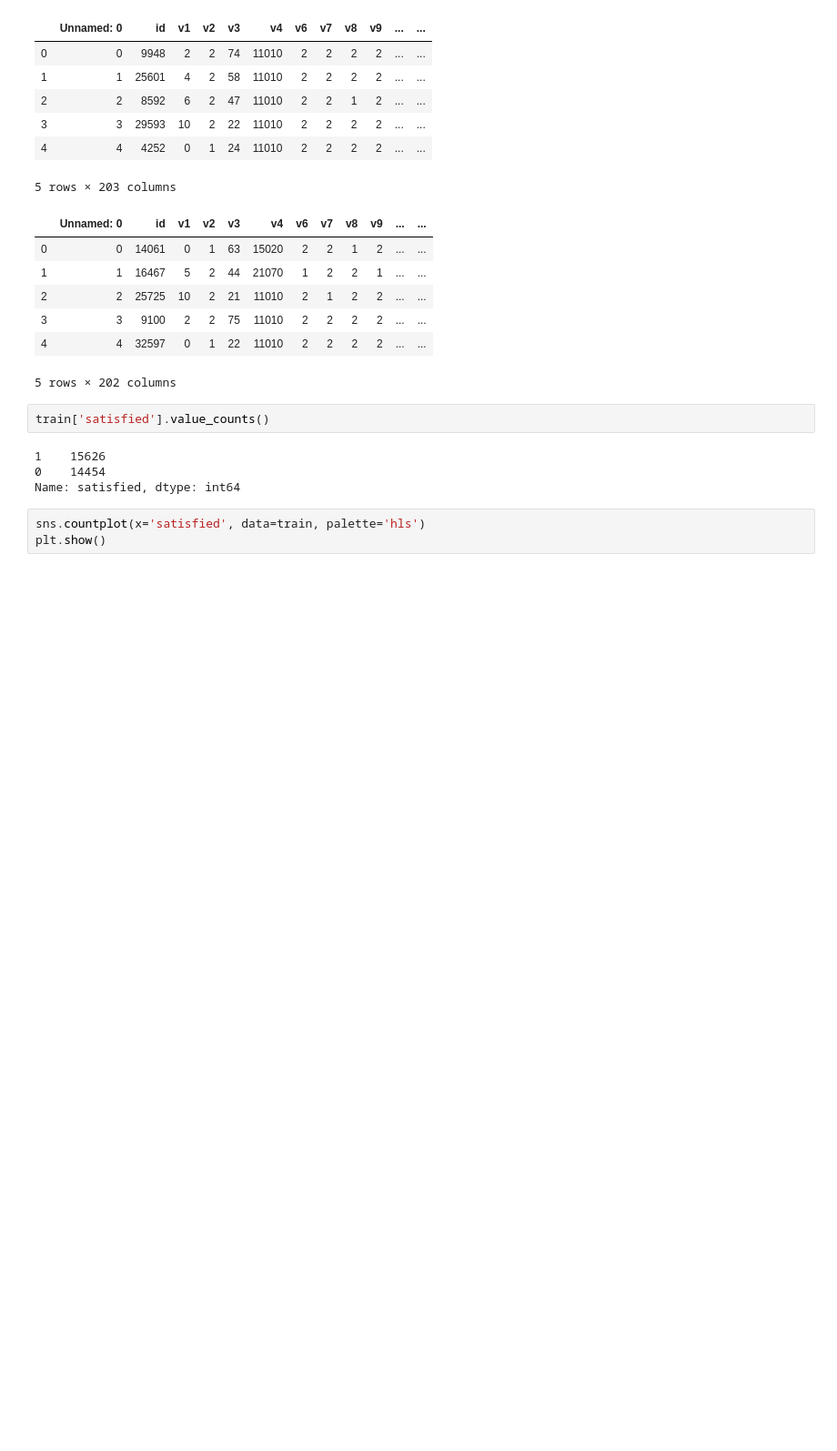
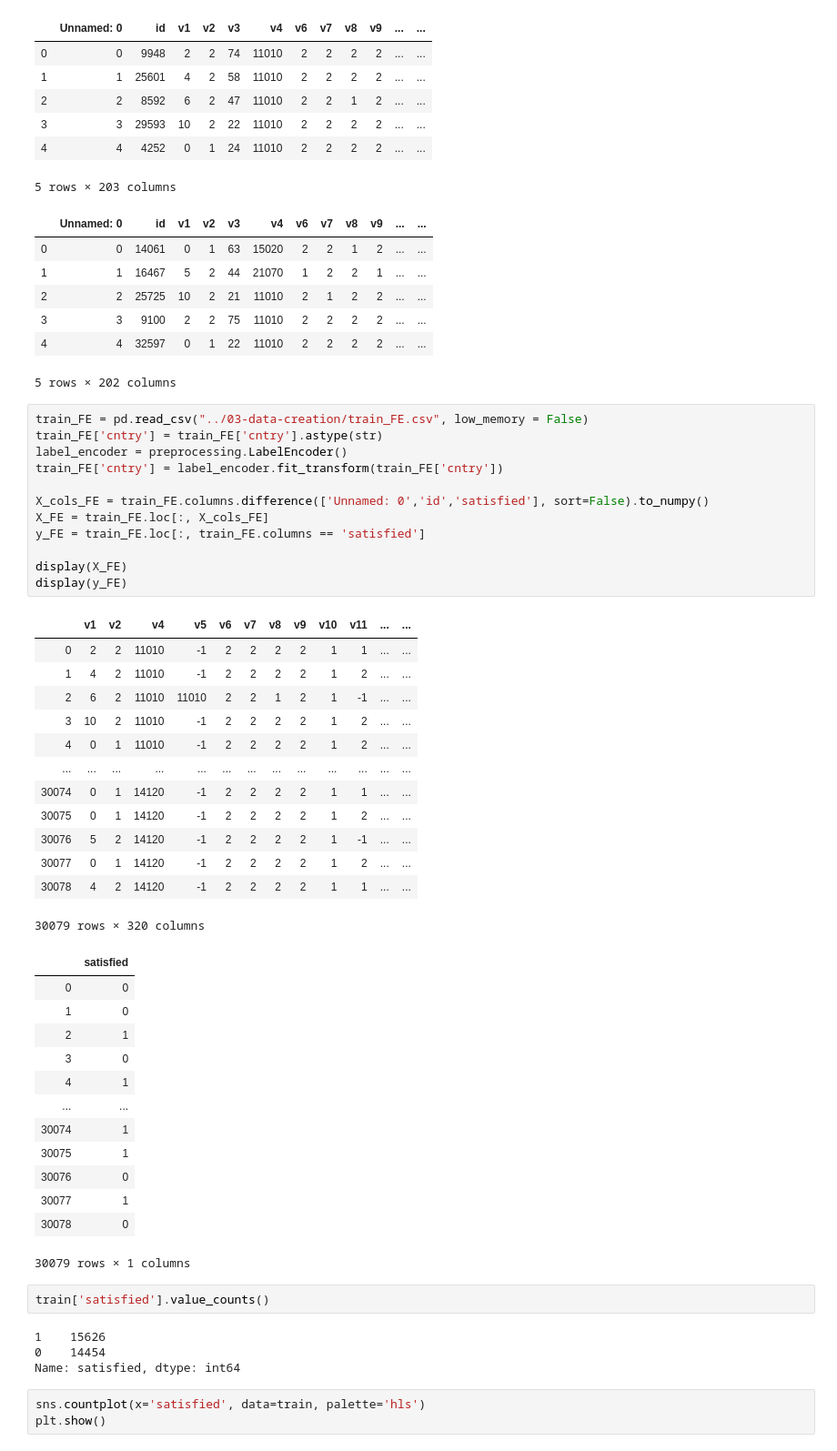
Before and after one commit to sabrina-tan/stat441-W20-project, a Jupyter notebook: 04-modeling/logistic_regression.ipynb, the cells around one changed output. Shown: that part at 91% size. Cells and saved outputs as stored; diff of their text form; blank space fills up the shorter version.

```diff
--- a/04-modeling/logistic_regression.ipynb
+++ b/04-modeling/logistic_regression.ipynb
@@ -36,6 +36,45 @@ display(test.head())
 | 3 | 3 | 9100 | 2 | 2 | 75 | 11010 | 2 | 2 | 2 | 2 | ... | ... |
 | 4 | 4 | 32597 | 0 | 1 | 22 | 11010 | 2 | 2 | 2 | 2 | ... | ... |
 5 rows × 202 columns
+# %%
+train_FE = pd.read_csv("../03-data-creation/train_FE.csv", low_memory = False)
+train_FE['cntry'] = train_FE['cntry'].astype(str)
+label_encoder = preprocessing.LabelEncoder()
+train_FE['cntry'] = label_encoder.fit_transform(train_FE['cntry'])
+
+X_cols_FE = train_FE.columns.difference(['Unnamed: 0','id','satisfied'], sort=False).to_numpy()
+X_FE = train_FE.loc[:, X_cols_FE]
+y_FE = train_FE.loc[:, train_FE.columns == 'satisfied']
+
+display(X_FE)
+display(y_FE)
+# %% [output]
+|  | v1 | v2 | v4 | v5 | v6 | v7 | v8 | v9 | v10 | v11 | ... | ... |
+| 0 | 2 | 2 | 11010 | -1 | 2 | 2 | 2 | 2 | 1 | 1 | ... | ... |
+| 1 | 4 | 2 | 11010 | -1 | 2 | 2 | 2 | 2 | 1 | 2 | ... | ... |
+| 2 | 6 | 2 | 11010 | 11010 | 2 | 2 | 1 | 2 | 1 | -1 | ... | ... |
+| 3 | 10 | 2 | 11010 | -1 | 2 | 2 | 2 | 2 | 1 | 2 | ... | ... |
+| 4 | 0 | 1 | 11010 | -1 | 2 | 2 | 2 | 2 | 1 | 2 | ... | ... |
+| ... | ... | ... | ... | ... | ... | ... | ... | ... | ... | ... | ... | ... |
+| 30074 | 0 | 1 | 14120 | -1 | 2 | 2 | 2 | 2 | 1 | 1 | ... | ... |
+| 30075 | 0 | 1 | 14120 | -1 | 2 | 2 | 2 | 2 | 1 | 2 | ... | ... |
+| 30076 | 5 | 2 | 14120 | -1 | 2 | 2 | 2 | 2 | 1 | -1 | ... | ... |
+| 30077 | 0 | 1 | 14120 | -1 | 2 | 2 | 2 | 2 | 1 | 2 | ... | ... |
+| 30078 | 4 | 2 | 14120 | -1 | 2 | 2 | 2 | 2 | 1 | 1 | ... | ... |
+30079 rows × 320 columns
+|  | satisfied |
+| 0 | 0 |
+| 1 | 0 |
+| 2 | 1 |
+| 3 | 0 |
+| 4 | 1 |
+| ... | ... |
+| 30074 | 1 |
+| 30075 | 1 |
+| 30076 | 0 |
+| 30077 | 1 |
+| 30078 | 0 |
+30079 rows × 1 columns
 # %%
 train['satisfied'].value_counts()
 # %% [output]
```
Also changed, not shown: parts of 5 cells of this notebook.
